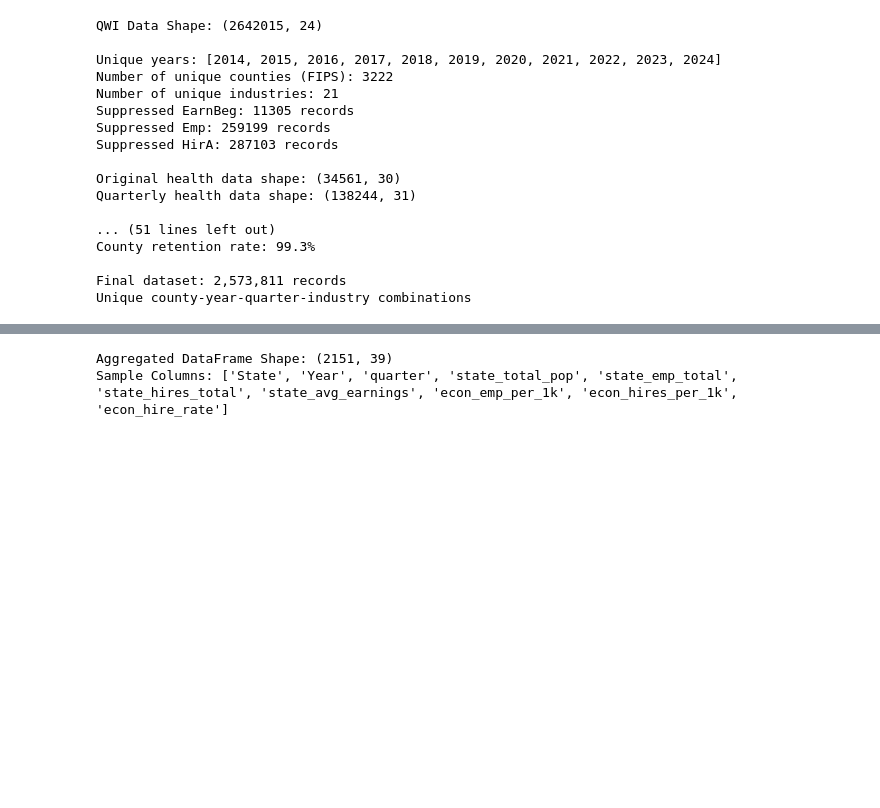
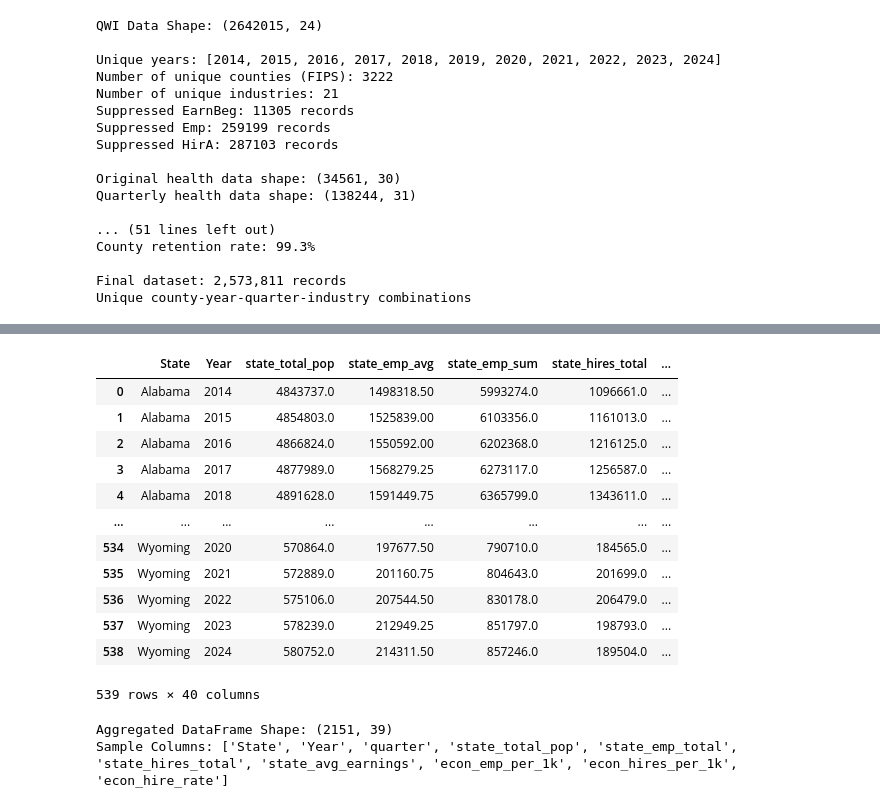
Before and after one commit to lixinglin-AI/Health-ECON, a Jupyter notebook: CH_ECON_EDA.ipynb, the cells around one changed output, grey strips where cells are left out. Saved outputs shown, nothing was run; the diff lists cells and outputs as text; code cells hidden in the pictures; blank space fills up the shorter version.

```diff
--- a/CH_ECON_EDA.ipynb
+++ b/CH_ECON_EDA.ipynb
@@ -455,0 +1537,16 @@ merged_full = merged_df_filtered.merge(
+# %%
+state_df_annual_final
+# %% [output]
+|  | State | Year | state_total_pop | state_emp_avg | state_emp_sum | state_hires_total | ... |
+| 0 | Alabama | 2014 | 4843737.0 | 1498318.50 | 5993274.0 | 1096661.0 | ... |
+| 1 | Alabama | 2015 | 4854803.0 | 1525839.00 | 6103356.0 | 1161013.0 | ... |
+| 2 | Alabama | 2016 | 4866824.0 | 1550592.00 | 6202368.0 | 1216125.0 | ... |
+| 3 | Alabama | 2017 | 4877989.0 | 1568279.25 | 6273117.0 | 1256587.0 | ... |
+| 4 | Alabama | 2018 | 4891628.0 | 1591449.75 | 6365799.0 | 1343611.0 | ... |
+| ... | ... | ... | ... | ... | ... | ... | ... |
+| 534 | Wyoming | 2020 | 570864.0 | 197677.50 | 790710.0 | 184565.0 | ... |
+| 535 | Wyoming | 2021 | 572889.0 | 201160.75 | 804643.0 | 201699.0 | ... |
+| 536 | Wyoming | 2022 | 575106.0 | 207544.50 | 830178.0 | 206479.0 | ... |
+| 537 | Wyoming | 2023 | 578239.0 | 212949.25 | 851797.0 | 198793.0 | ... |
+| 538 | Wyoming | 2024 | 580752.0 | 214311.50 | 857246.0 | 189504.0 | ... |
+539 rows × 40 columns
```
Also changed, not shown: parts of 6 cells of this notebook.
